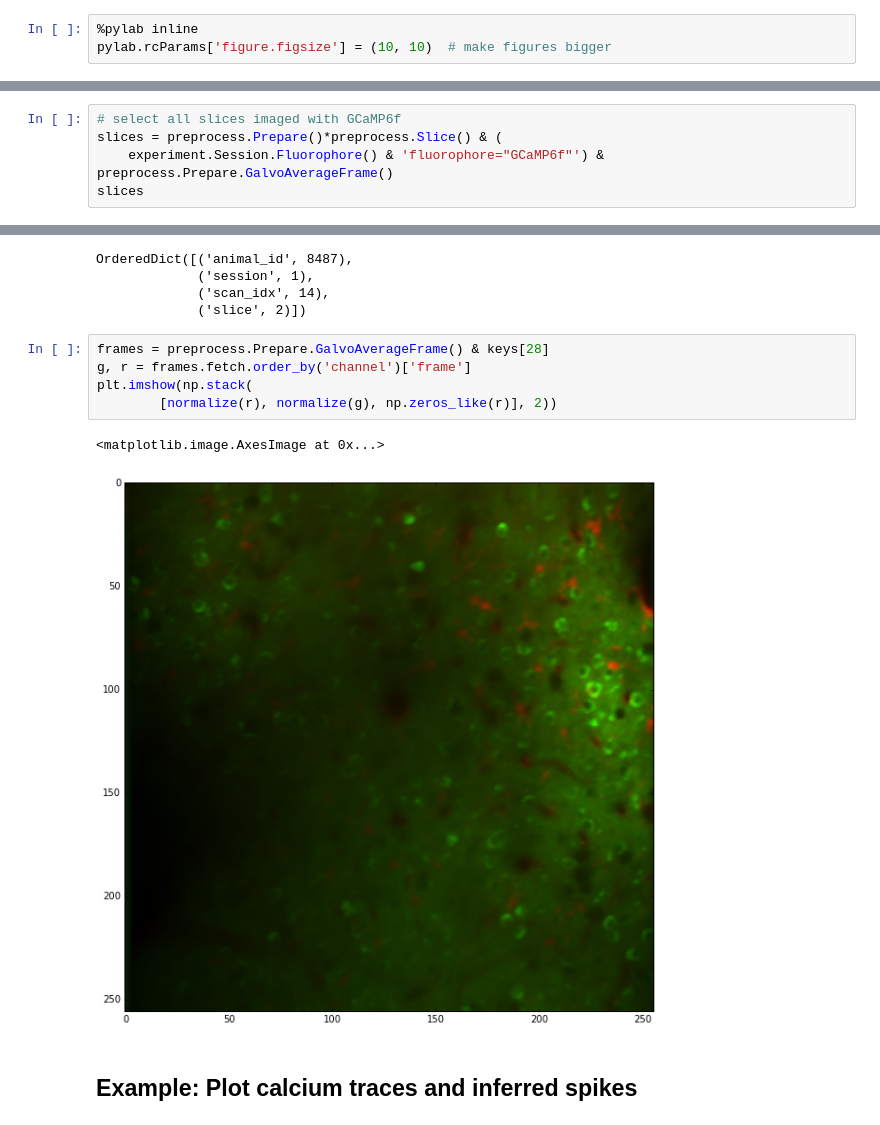
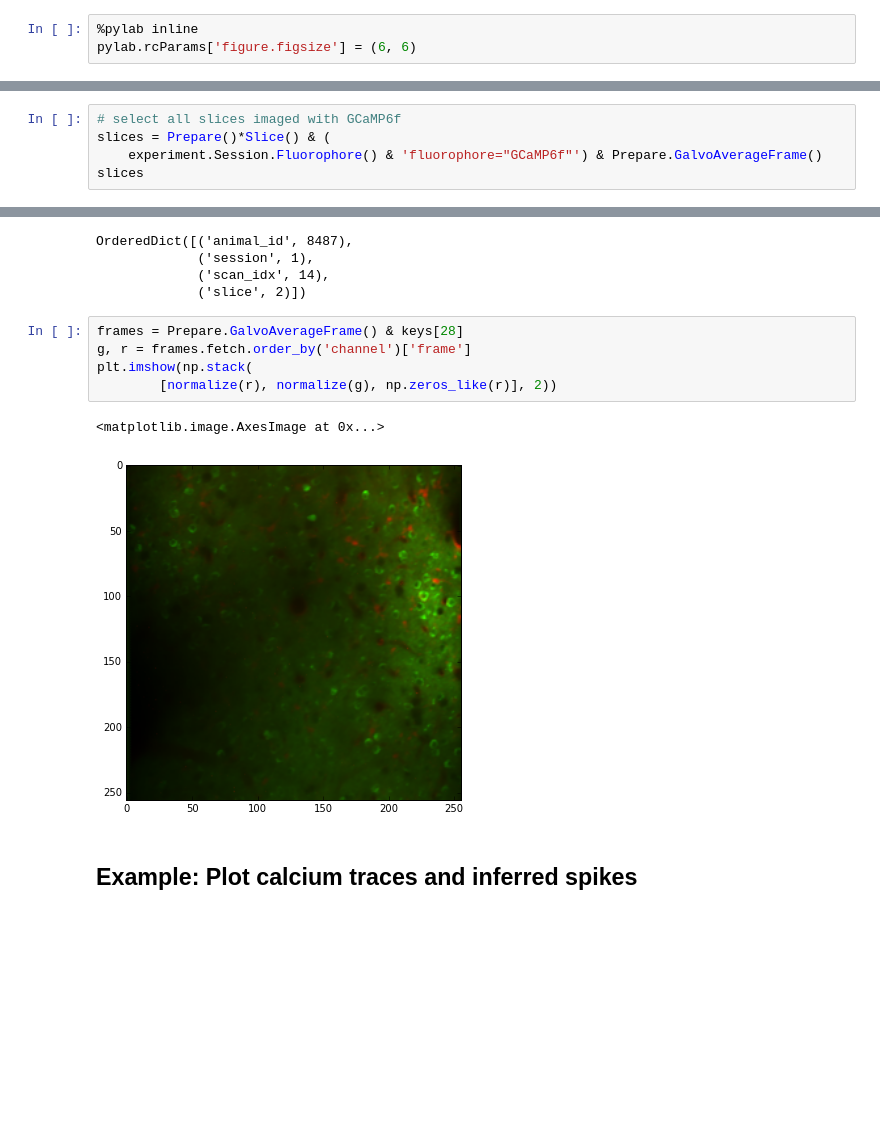
Before and after one commit to cajal/pipeline, a Jupyter notebook: jupyter/notebooks/pipeline_preprocess.ipynb, the cells around one changed output, grey strips where cells are left out. Saved outputs shown, nothing was run; the diff lists cells and outputs as text; blank space fills up the shorter version.

```diff
--- a/jupyter/notebooks/pipeline_preprocess.ipynb
+++ b/jupyter/notebooks/pipeline_preprocess.ipynb
@@ -4,7 +4,7 @@ Previous: [pipeline_experiment](pipeline_experiment.ipynb)  ::: Next [pipeline_v
 # Schema `preprocess`
 # %%
 %pylab inline
-pylab.rcParams['figure.figsize'] = (10, 10)  # make figures bigger
+pylab.rcParams['figure.figsize'] = (6, 6)
 # %% [output]
 Populating the interactive namespace from numpy and matplotlib
 # %% [markdown]
@@ -101,7 +99,7 @@ calcium-sensitive indicators
 # %%
 # select all slices imaged with GCaMP6f
-slices = preprocess.Prepare()*preprocess.Slice() & (
-    experiment.Session.Fluorophore() & 'fluorophore="GCaMP6f"') & preprocess.Prepare.GalvoAverageFrame()
+slices = Prepare()*Slice() & (
+    experiment.Session.Fluorophore() & 'fluorophore="GCaMP6f"') & Prepare.GalvoAverageFrame()
 slices
 # %% [output]
 | animal_id | session | scan_idx | slice |
@@ -125,13 +123,13 @@ OrderedDict([('animal_id', 8487),
              ('scan_idx', 14),
              ('slice', 2)])
 # %%
-frames = preprocess.Prepare.GalvoAverageFrame() & keys[28]
+frames = Prepare.GalvoAverageFrame() & keys[28]
 g, r = frames.fetch.order_by('channel')['frame']
 plt.imshow(np.stack(
         [normalize(r), normalize(g), np.zeros_like(r)], 2))
 # %% [output]
 <matplotlib.image.AxesImage at 0x...>
-[figure, old version]
+[figure, new version]
 # %% [markdown]
 ## Example: Plot calcium traces and inferred spikes
 # %% [markdown]
```
Also changed, not shown: parts of 28 cells of this notebook, 8 other files.
